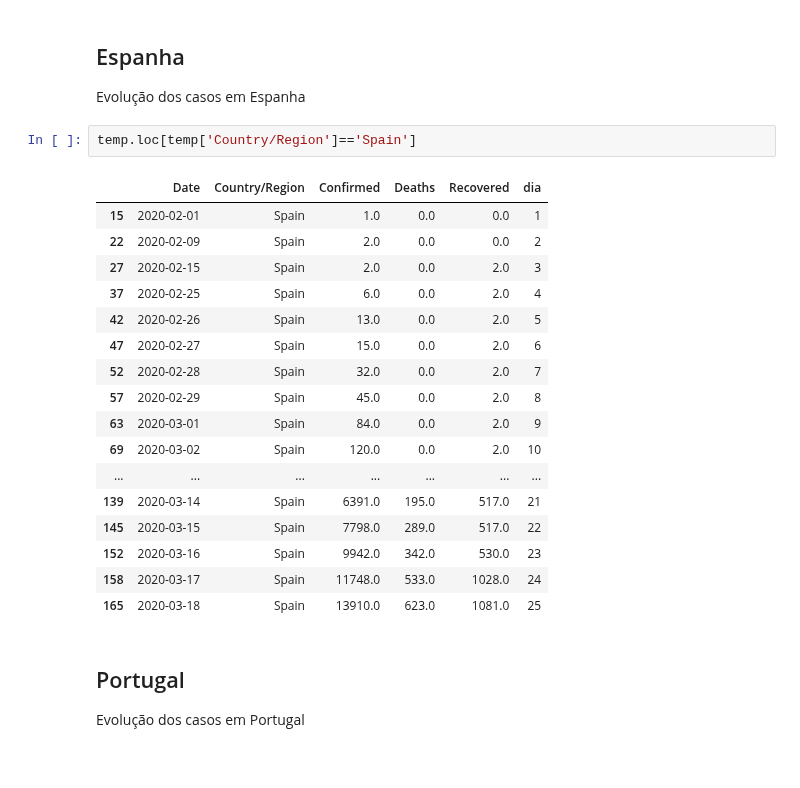
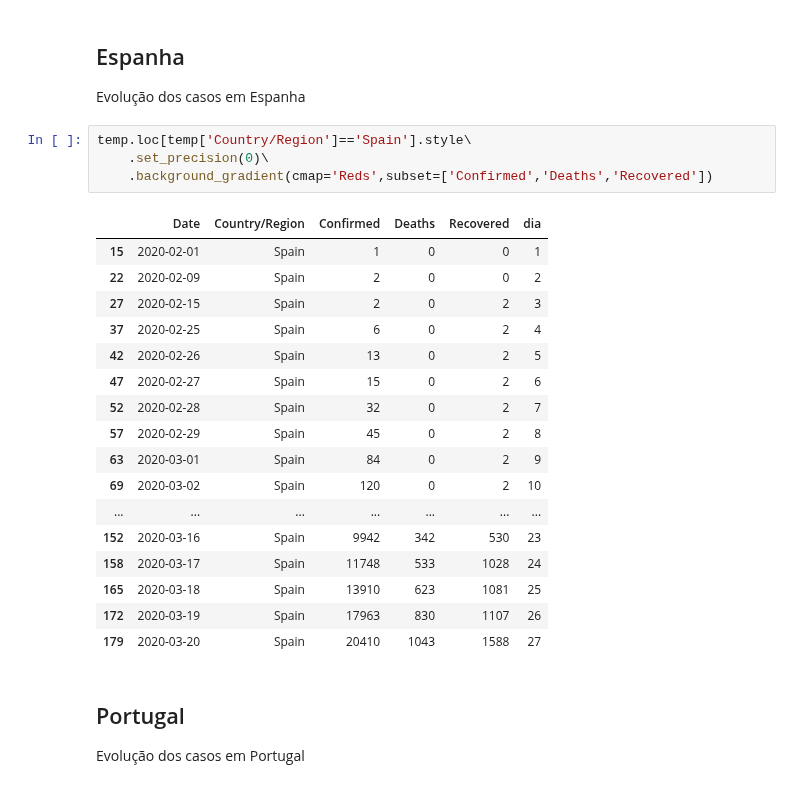
Before and after one commit to pesobreiro/jupyternotebooks, a Jupyter notebook: analysis/Covid-19.ipynb, the cells around one changed output. Drawn from its saved outputs; the diff is of its cells as text.

```diff
--- a/analysis/Covid-19.ipynb
+++ b/analysis/Covid-19.ipynb
@@ -206,25 +206,27 @@ for pais in paises:
 
 Evolução dos casos em Espanha
 # %%
-temp.loc[temp['Country/Region']=='Spain']
+temp.loc[temp['Country/Region']=='Spain'].style\
+    .set_precision(0)\
+    .background_gradient(cmap='Reds',subset=['Confirmed','Deaths','Recovered'])
 # %% [output]
 |  | Date | Country/Region | Confirmed | Deaths | Recovered | dia |
-| 15 | 2020-02-01 | Spain | 1.0 | 0.0 | 0.0 | 1 |
-| 22 | 2020-02-09 | Spain | 2.0 | 0.0 | 0.0 | 2 |
-| 27 | 2020-02-15 | Spain | 2.0 | 0.0 | 2.0 | 3 |
-| 37 | 2020-02-25 | Spain | 6.0 | 0.0 | 2.0 | 4 |
-| 42 | 2020-02-26 | Spain | 13.0 | 0.0 | 2.0 | 5 |
-| 47 | 2020-02-27 | Spain | 15.0 | 0.0 | 2.0 | 6 |
-| 52 | 2020-02-28 | Spain | 32.0 | 0.0 | 2.0 | 7 |
-| 57 | 2020-02-29 | Spain | 45.0 | 0.0 | 2.0 | 8 |
-| 63 | 2020-03-01 | Spain | 84.0 | 0.0 | 2.0 | 9 |
-| 69 | 2020-03-02 | Spain | 120.0 | 0.0 | 2.0 | 10 |
+| 15 | 2020-02-01 | Spain | 1 | 0 | 0 | 1 |
+| 22 | 2020-02-09 | Spain | 2 | 0 | 0 | 2 |
+| 27 | 2020-02-15 | Spain | 2 | 0 | 2 | 3 |
+| 37 | 2020-02-25 | Spain | 6 | 0 | 2 | 4 |
+| 42 | 2020-02-26 | Spain | 13 | 0 | 2 | 5 |
+| 47 | 2020-02-27 | Spain | 15 | 0 | 2 | 6 |
+| 52 | 2020-02-28 | Spain | 32 | 0 | 2 | 7 |
+| 57 | 2020-02-29 | Spain | 45 | 0 | 2 | 8 |
+| 63 | 2020-03-01 | Spain | 84 | 0 | 2 | 9 |
+| 69 | 2020-03-02 | Spain | 120 | 0 | 2 | 10 |
 | ... | ... | ... | ... | ... | ... | ... |
-| 139 | 2020-03-14 | Spain | 6391.0 | 195.0 | 517.0 | 21 |
-| 145 | 2020-03-15 | Spain | 7798.0 | 289.0 | 517.0 | 22 |
-| 152 | 2020-03-16 | Spain | 9942.0 | 342.0 | 530.0 | 23 |
-| 158 | 2020-03-17 | Spain | 11748.0 | 533.0 | 1028.0 | 24 |
-| 165 | 2020-03-18 | Spain | 13910.0 | 623.0 | 1081.0 | 25 |
+| 152 | 2020-03-16 | Spain | 9942 | 342 | 530 | 23 |
+| 158 | 2020-03-17 | Spain | 11748 | 533 | 1028 | 24 |
+| 165 | 2020-03-18 | Spain | 13910 | 623 | 1081 | 25 |
+| 172 | 2020-03-19 | Spain | 17963 | 830 | 1107 | 26 |
+| 179 | 2020-03-20 | Spain | 20410 | 1043 | 1588 | 27 |
 # %% [markdown]
 ## Portugal
 
```
Also changed, not shown: parts of 9 cells of this notebook.
